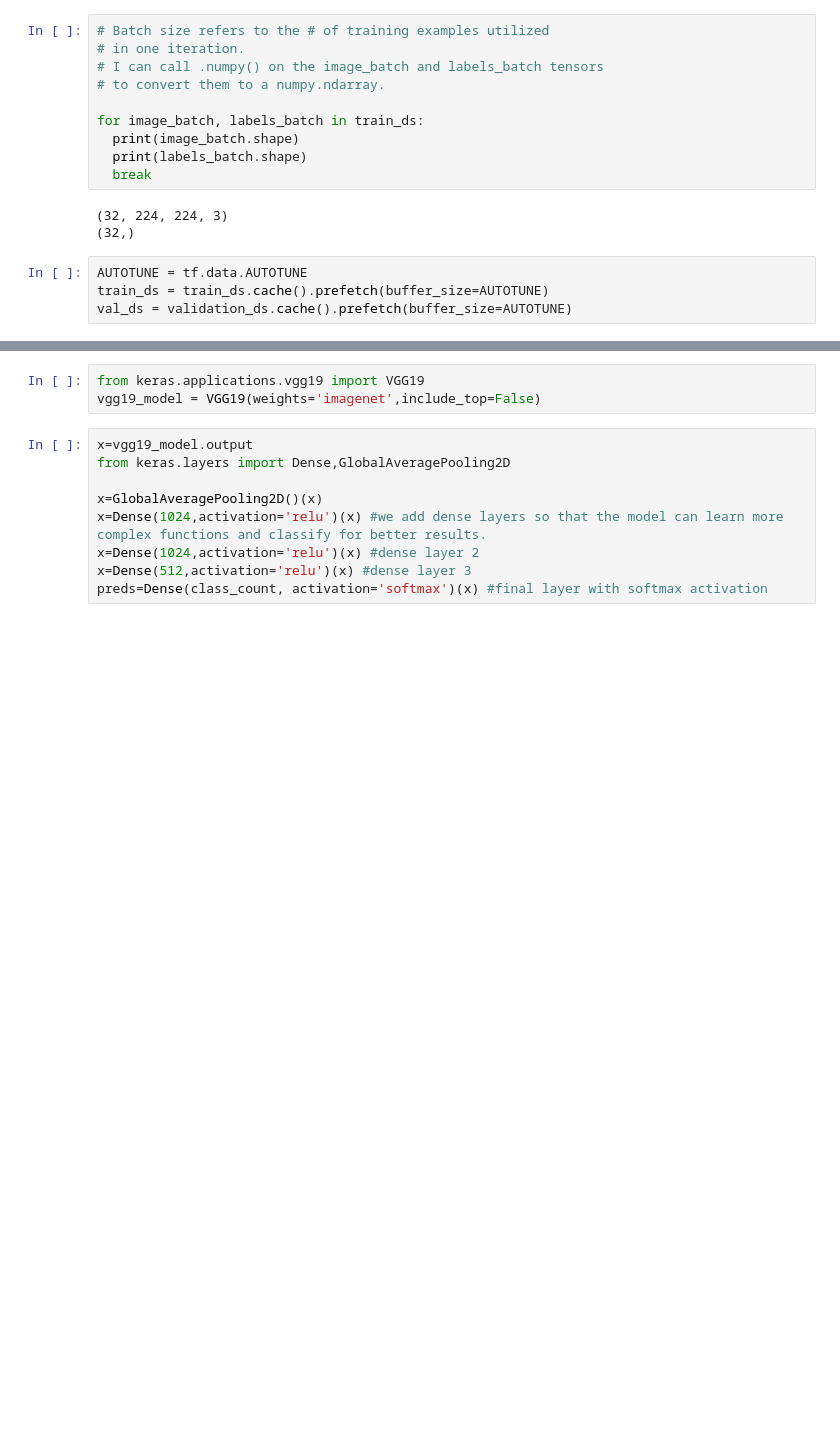
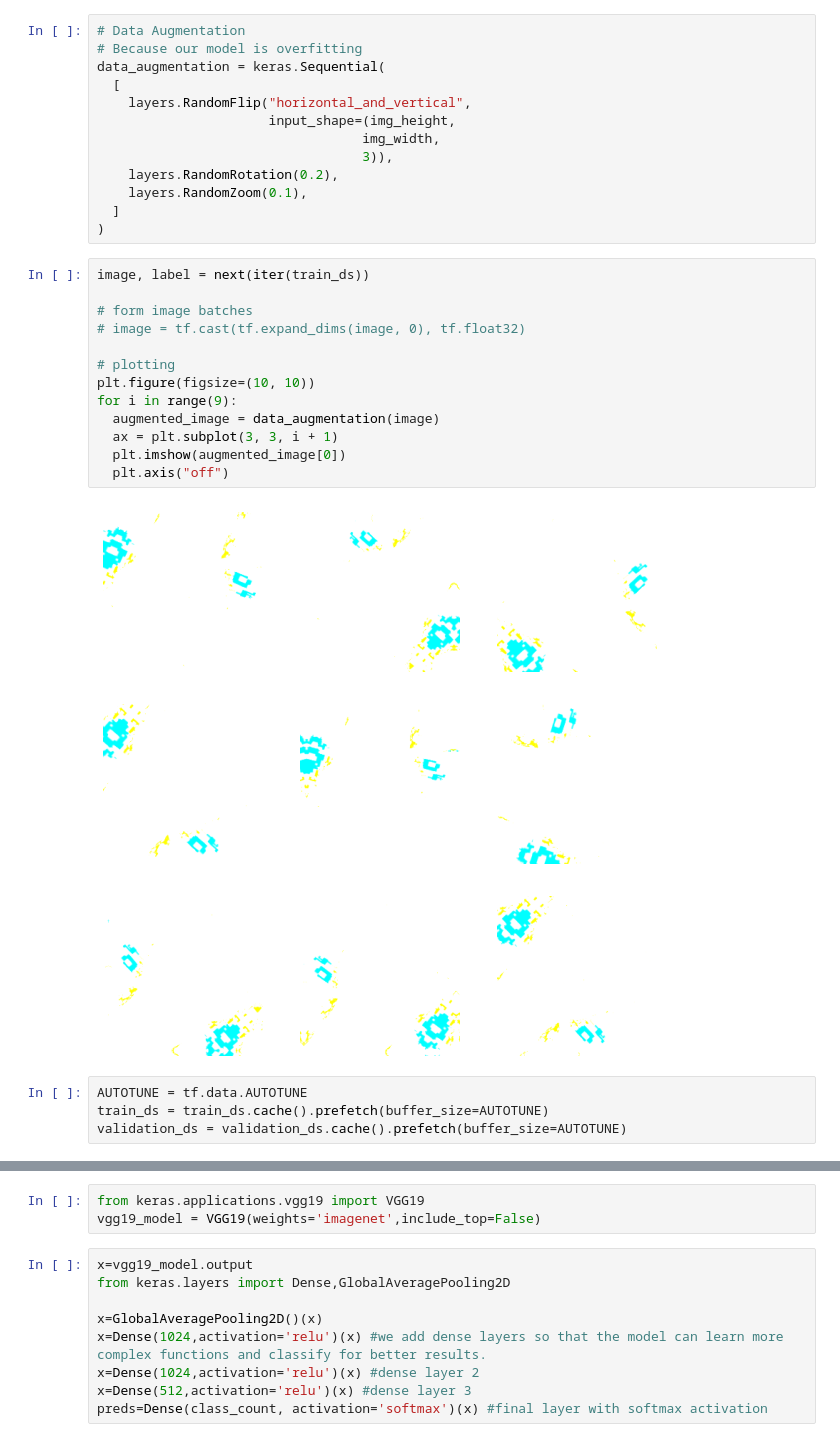
Before and after one commit to MSeutin/inYourFace, a Jupyter notebook: Michael_model/inyourface-michael.ipynb, the cells around one changed output, grey strips where cells are left out. Cells and saved outputs as stored; diff of their text form; blank space fills up the shorter version.

```diff
--- a/Michael_model/inyourface-michael.ipynb
+++ b/Michael_model/inyourface-michael.ipynb
@@ -96,21 +78,36 @@ for images, labels in train_ds.take(1):
 [figure]
-# %%
-# Batch size refers to the # of training examples utilized
-# in one iteration.
-# I can call .numpy() on the image_batch and labels_batch tensors
-# to convert them to a numpy.ndarray.
-
-for image_batch, labels_batch in train_ds:
-  print(image_batch.shape)
-  print(labels_batch.shape)
-  break
-# %% [output]
-(32, 224, 224, 3)
-(32,)
+# %%
+# Data Augmentation
+# Because our model is overfitting
+data_augmentation = keras.Sequential(
+  [
+    layers.RandomFlip("horizontal_and_vertical",
+                      input_shape=(img_height,
+                                  img_width,
+                                  3)),
+    layers.RandomRotation(0.2),
+    layers.RandomZoom(0.1),
+  ]
+)
+# %%
+image, label = next(iter(train_ds))
+
+# form image batches
+# image = tf.cast(tf.expand_dims(image, 0), tf.float32)
+
+# plotting
+plt.figure(figsize=(10, 10))
+for i in range(9):
+  augmented_image = data_augmentation(image)
+  ax = plt.subplot(3, 3, i + 1)
+  plt.imshow(augmented_image[0])
+  plt.axis("off")
+# %% [output]
+[figure, added]
 # %%
 AUTOTUNE = tf.data.AUTOTUNE
 train_ds = train_ds.cache().prefetch(buffer_size=AUTOTUNE)
-val_ds = validation_ds.cache().prefetch(buffer_size=AUTOTUNE)
+validation_ds = validation_ds.cache().prefetch(buffer_size=AUTOTUNE)
 # %%
 for image_batch, labels_batch in train_ds:
   print(image_batch.shape)
```
Also changed, not shown: parts of 11 cells of this notebook.
